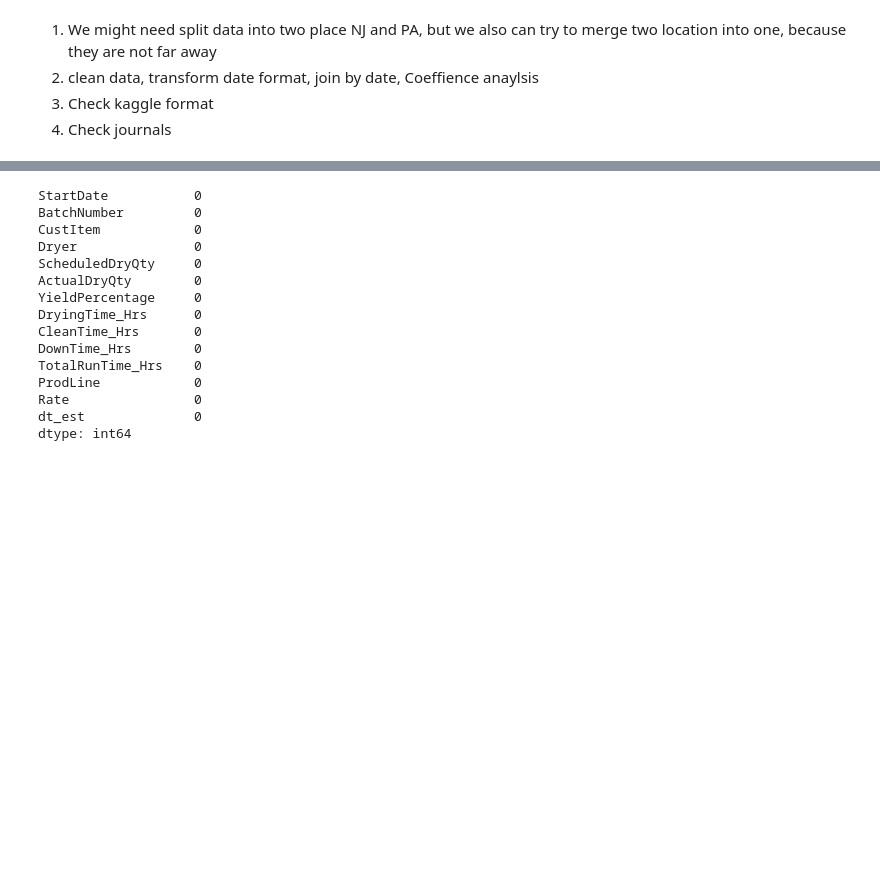
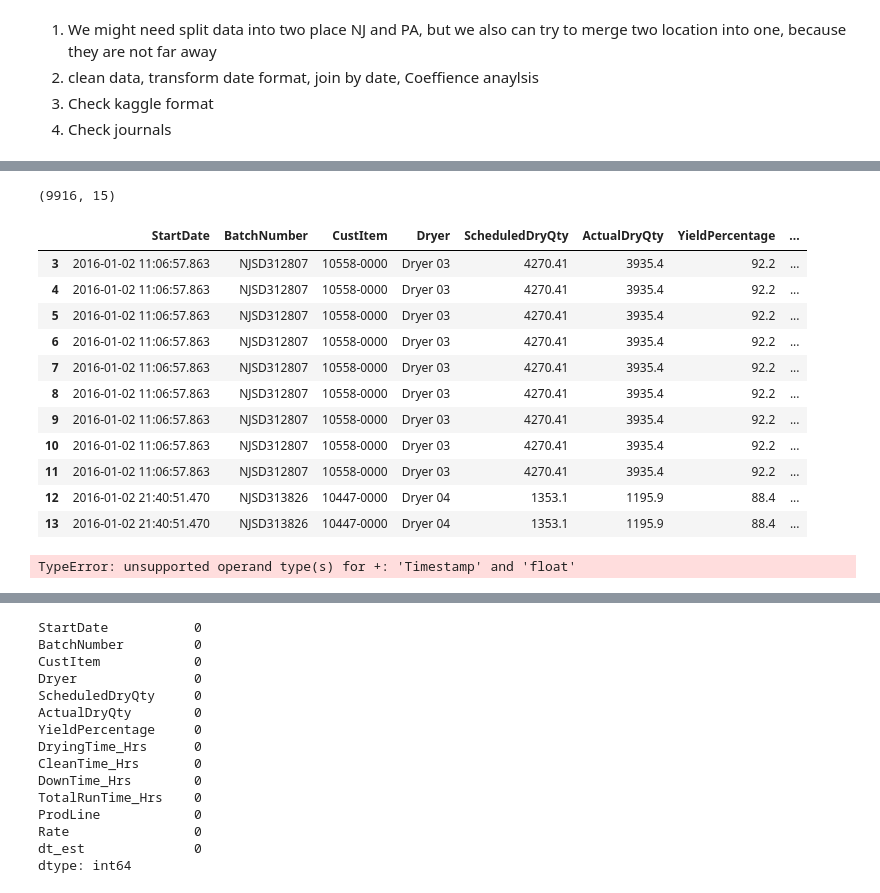
Before and after one commit to L3P3titPrince/Spray_Weather_Forecast, a Jupyter notebook: 21_Weather.ipynb, the cells around one changed output, grey strips where cells are left out. Saved outputs shown, nothing was run; the diff lists cells and outputs as text; code cells hidden in the pictures; blank space fills up the shorter version.

```diff
--- a/21_Weather.ipynb
+++ b/21_Weather.ipynb
@@ -573,0 +727,2 @@ OVER
+# %%
+df_20 = df_product.copy()
@@ -573,0 +744,2 @@ OVER
+# %%
+df_20['hours'] = np.ceil(df_20['DryingTime_Hrs']).astype(int)
@@ -573,0 +768,45 @@ OVER
+# %%
+df_20.shape
+# %% [output]
+(9916, 15)
+# %%
+df_21 = pd.DataFrame(np.repeat(df_20.values,df_20['hours'],axis=0), columns = df_20.columns)
+# %%
+df_21['hours_add'] = df_21.groupby(['StartDate'])['hours'].apply(lambda x: x.cumsum()/x.count()) - 1
+# %%
+df_21.iloc[3:14]
+# %% [output]
+|  | StartDate | BatchNumber | CustItem | Dryer | ScheduledDryQty | ActualDryQty | YieldPercentage | ... |
+| 3 | 2016-01-02 11:06:57.863 | NJSD312807 | 10558-0000 | Dryer 03 | 4270.41 | 3935.4 | 92.2 | ... |
+| 4 | 2016-01-02 11:06:57.863 | NJSD312807 | 10558-0000 | Dryer 03 | 4270.41 | 3935.4 | 92.2 | ... |
+| 5 | 2016-01-02 11:06:57.863 | NJSD312807 | 10558-0000 | Dryer 03 | 4270.41 | 3935.4 | 92.2 | ... |
+| 6 | 2016-01-02 11:06:57.863 | NJSD312807 | 10558-0000 | Dryer 03 | 4270.41 | 3935.4 | 92.2 | ... |
+| 7 | 2016-01-02 11:06:57.863 | NJSD312807 | 10558-0000 | Dryer 03 | 4270.41 | 3935.4 | 92.2 | ... |
+| 8 | 2016-01-02 11:06:57.863 | NJSD312807 | 10558-0000 | Dryer 03 | 4270.41 | 3935.4 | 92.2 | ... |
+| 9 | 2016-01-02 11:06:57.863 | NJSD312807 | 10558-0000 | Dryer 03 | 4270.41 | 3935.4 | 92.2 | ... |
+| 10 | 2016-01-02 11:06:57.863 | NJSD312807 | 10558-0000 | Dryer 03 | 4270.41 | 3935.4 | 92.2 | ... |
+| 11 | 2016-01-02 11:06:57.863 | NJSD312807 | 10558-0000 | Dryer 03 | 4270.41 | 3935.4 | 92.2 | ... |
+| 12 | 2016-01-02 21:40:51.470 | NJSD313826 | 10447-0000 | Dryer 04 | 1353.1 | 1195.9 | 88.4 | ... |
+| 13 | 2016-01-02 21:40:51.470 | NJSD313826 | 10447-0000 | Dryer 04 | 1353.1 | 1195.9 | 88.4 | ... |
+# %%
+df_product['hours'] = np.ceil(df_product['DryingTime_Hrs']).astype(int)
+# Second, repeat each records/rows by ['hours'] times
+# which means you will have how many running hours, you will have how many rows for each column
+df_multi = pd.DataFrame(np.repeat(df_product.values, df_product['hours'], axis=0),
+                              columns = df_product.columns)
+# Thrid, adjust ['hours'] to ascending rank model, for instance, [3,3,3] to [0,1,2]
+# this is used for next step add to ['dt_est'] time
+# groupby each old record, for instance, for first records, groupby will be a three row table
+# for second records, groupby['StartData'] will be a nine row table
+# Then, extract ['hours'] column, for each pd.Series, apply a fomulation
+# addition, in here, ['hours'] will not be a single row, instead, it will be a three element Series
+# for this three/nine series, we cacualte their cumulation sum cumsum() [3,3,3] will be [3,6,9]
+# for instance [9.9.9.9...9] will be [9,18,27,,,,81]
+# and we divide by ['hours'] count, which will be [3,9,...], last minute 1 to get a column for timestamp add
+df_multi['hour_add'] = df_multi.groupby(['StartDate'])['hours'].apply(lambda x:x.cumsum()/x.count())-1
+# our weather segmentation is one hour
+# one_hour = datetime.timedelta(hours = 1)
+df_multi['hour_add'].apply(convert_timedelta)
+df_multi['dt_est'] = df_multi['dt_est'] + df_multi['hour_add']
+# %% [output]
+TypeError: unsupported operand type(s) for +: 'Timestamp' and 'float'
```
Also changed, not shown: parts of 40 cells of this notebook.
